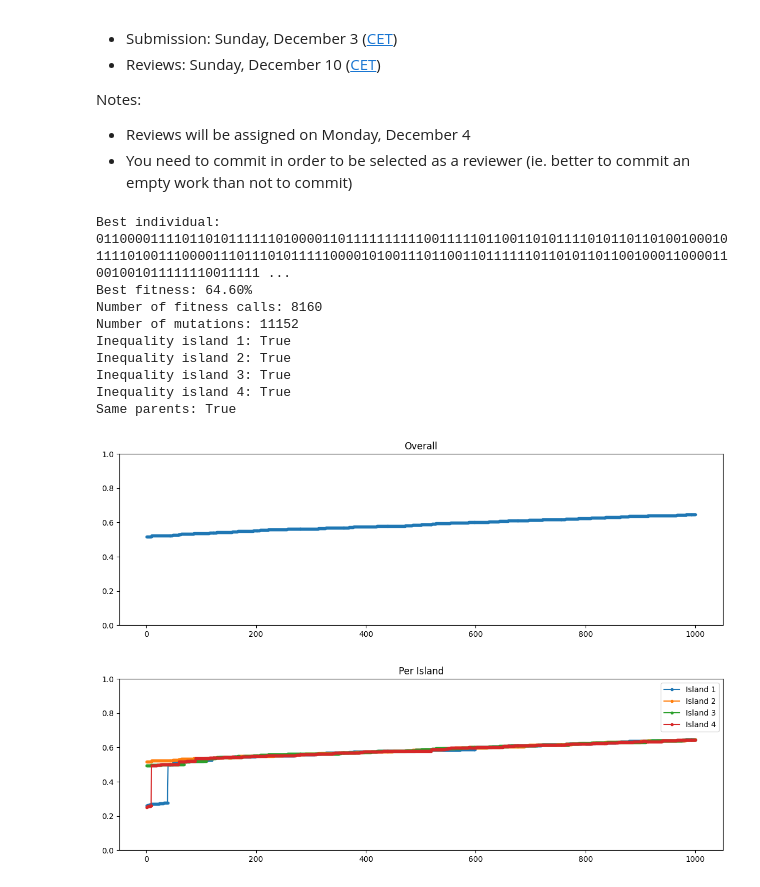
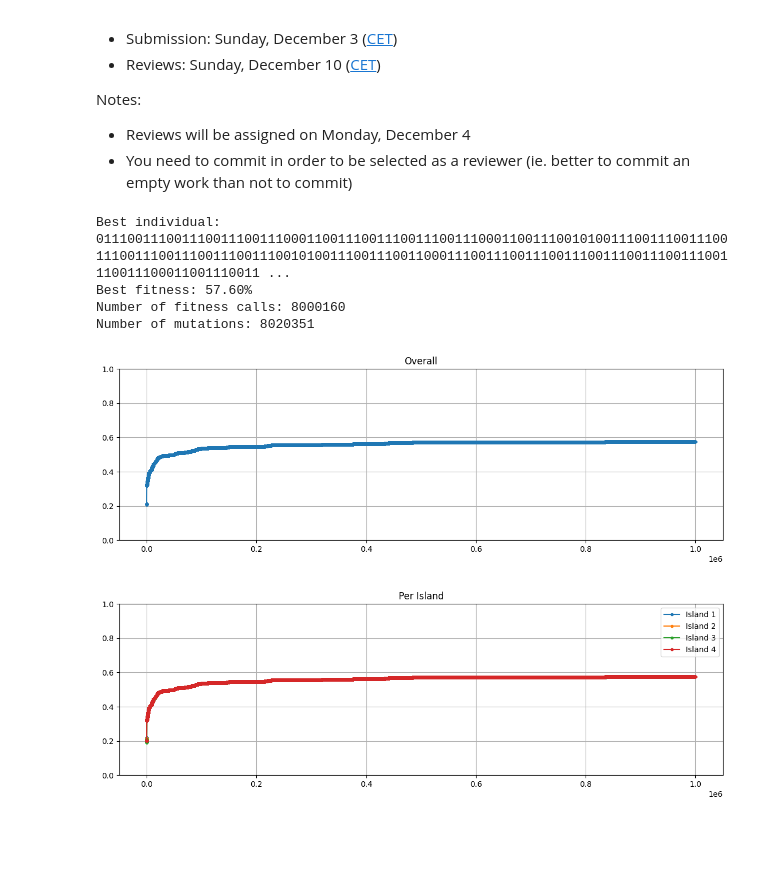
Before and after one commit to marcocirone/ComputationalIntelligence, a Jupyter notebook: lab9/lab9.ipynb, the cells around one changed output. Drawn from its saved outputs; the diff is of its cells as text; code cells hidden in the pictures; blank space fills up the shorter version.

```diff
--- a/lab9/lab9.ipynb
+++ b/lab9/lab9.ipynb
@@ -23,10 +23,11 @@ import numpy as np
 from tqdm import tqdm
 from collections import Counter
 from matplotlib import pyplot as plt
+from copy import copy
 
 POP_SIZE = 40 #population size
 # OFF_SIZE = 40 #offspring size
-NUM_GEN = 1_000
+NUM_GEN = 1_000_000
 ELEMENTS_SWAPPED = 5
 MIG_STEP = 10  # after how many steps a miggration between the 2 islands occurs
 NUM_MUT = 0
@@ -34,7 +35,7 @@ TOURNAMENT_SIZE = POP_SIZE//2 # how many random individuals are picked for the p
 MUT_CHANCE = 0.3  # chance a new individual has to mutate
 MOD_GENES = 3 # how many genes mutate if mutation occurs
 N_ISLANDS = 4 # number of islands
-PROB_INST = 2 #instance of the problem
+PROB_INST = 5 #instance of the problem
 # %%
 assert N_ISLANDS >= 2, "You need at least 2 islands"
 # %%
@@ -181,7 +193,6 @@ crossover = two_point_crossover
 # %%
 # start by creating the initial population
 population = []  #every element will correspond to the population of an island
-Same_parents = False
 fit_history = []
 fit_history_per_island = [[] for _ in range(N_ISLANDS)]
 generations = []
@@ -196,12 +207,11 @@ for island in range(N_ISLANDS):
 for gen in tqdm(range(NUM_GEN)):
 
     for island in range(N_ISLANDS):
-        # population[island] = remove_most_common(population[island])
         parents = []
-        parents.append(tournament_selection(population[island]))
-        parents.append(tournament_selection(population[island]))
-        if parents[0] == parents[1]:
-            Same_parents=True
+        parents.append(tournament_selection(population[island].copy()))
+        parents.append(tournament_selection(population[island].copy()))
+
+        # parents = tournament_selection(population[island].copy())
 
         off = []
         c1, c2 = crossover(parents[0][0].copy(), parents[1][0].copy())
@@ -252,32 +262,29 @@ print(f"Number of mutations: {NUM_MUT}")
 #     print(f"Inequality island {i + 1}: {check_inequality(population[i])}")
 # print(f"Same parents: {Same_parents}")
 # %% [output]
-Best individual: 011000011110110101111110100001101111111111001111101100110101111010110110100100010111101001110000111011101011111000010100111011001101111110110101101100100011000011001001011111110011111 ...
-Best fitness: 64.60%
-Number of fitness calls: 8160
-Number of mutations: 11152
-Inequality island 1: True
-Inequality island 2: True
-Inequality island 3: True
-Inequality island 4: True
-Same parents: True
+Best individual: 011100111001110011100111000110011100111001110011100011001110010100111001110011100111001110011100111001110010100111001110011000111001110011100111001110011100111001110011100011001110011 ...
+Best fitness: 57.60%
+Number of fitness calls: 8000160
+Number of mutations: 8020351
 # %%
 plt.figure(figsize=(14, 4))
 plt.title("Overall")
 plt.ylim((0, 1))
+plt.grid()
 plt.plot(np.array(generations), np.array(fit_history), marker='.')
 plt.show()
 
 plt.figure(figsize=(14, 4))
 plt.title("Per Island")
 plt.ylim((0, 1))
+plt.grid()
 legends = []
 for i in range(N_ISLANDS):
     legends.append(f"Island {i + 1}")
     plt.plot(np.array(generations), np.array(fit_history_per_island[i]), marker='.', label=f"Island {i + 1}")
 plt.legend()
 # plt.legend(legends)
 plt.show()
 # %% [output]
-[figure, old version]
+[figure, new version]
-[figure, old version]
+[figure, new version]
```
Also changed, not shown: parts of 1 cell of this notebook.
